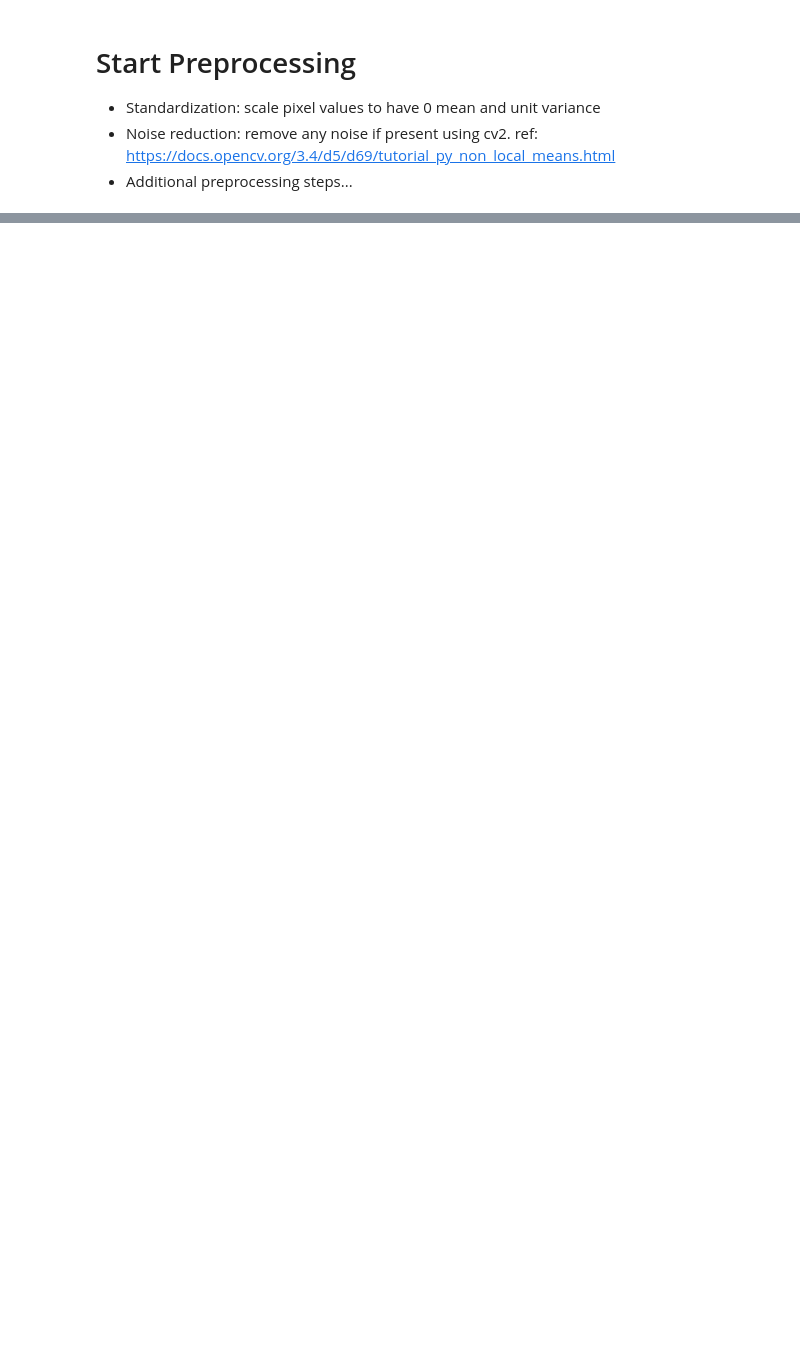
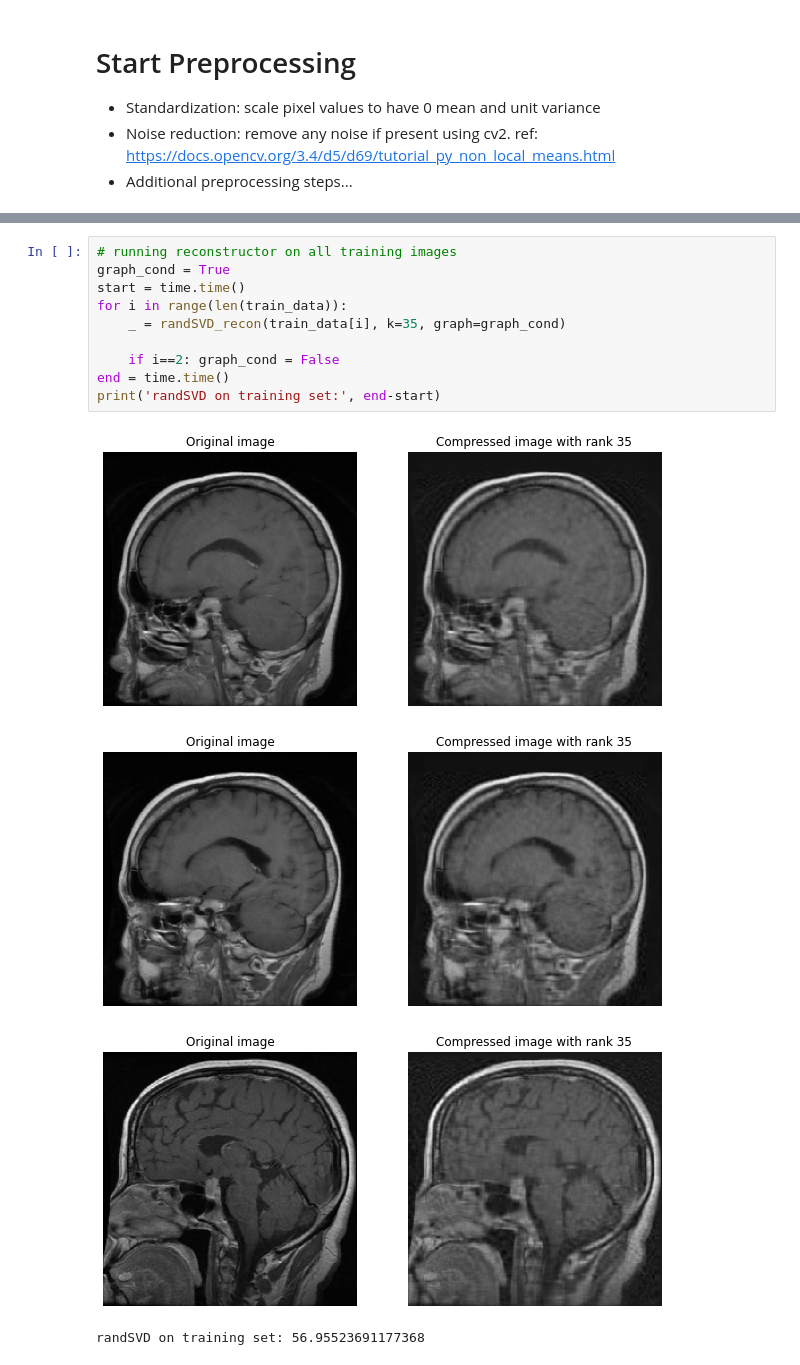
Before and after one commit to nsuttora/Anomaly-Detection-Numerical-LinAlg-for-Big-Data, a Jupyter notebook: load_and_preprocess.ipynb, the cells around one changed output, grey strips where cells are left out. Saved outputs shown, nothing was run; the diff lists cells and outputs as text; blank space fills up the shorter version.

```diff
--- a/load_and_preprocess.ipynb
+++ b/load_and_preprocess.ipynb
@@ -131,0 +183,15 @@ plt.show()
+# %%
+# running reconstructor on all training images
+graph_cond = True
+start = time.time()
+for i in range(len(train_data)):
+    _ = randSVD_recon(train_data[i], k=35, graph=graph_cond)
+
+    if i==2: graph_cond = False
+end = time.time()
+print('randSVD on training set:', end-start)
+# %% [output]
+[figure, added]
+[figure, added]
+[figure, added]
+randSVD on training set: 56.95523691177368
```
Also changed, not shown: parts of 8 cells of this notebook.
